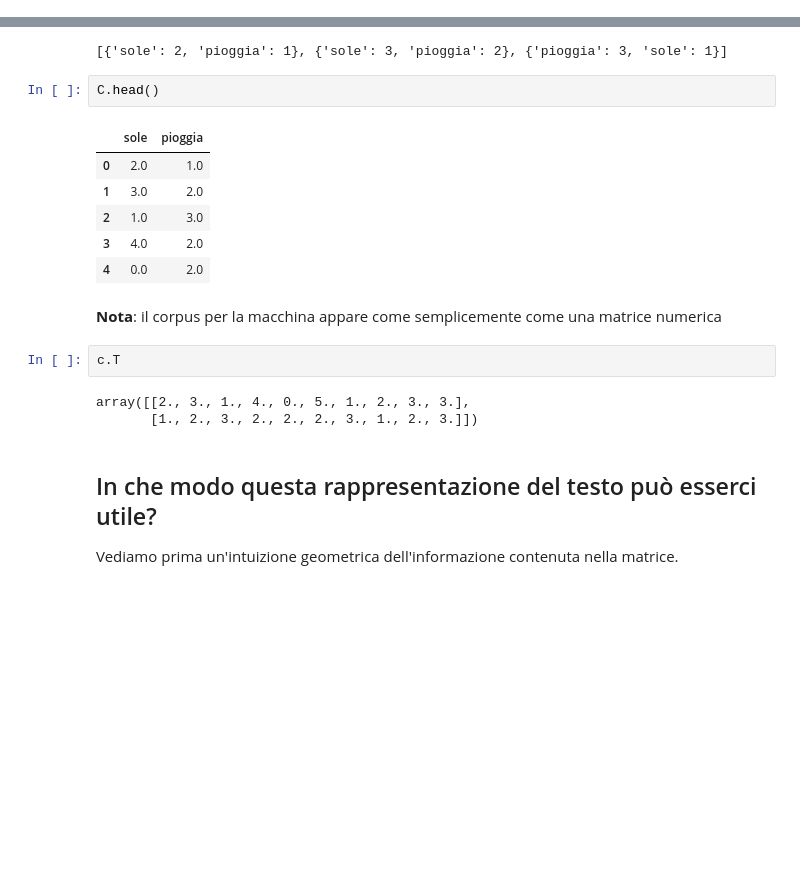
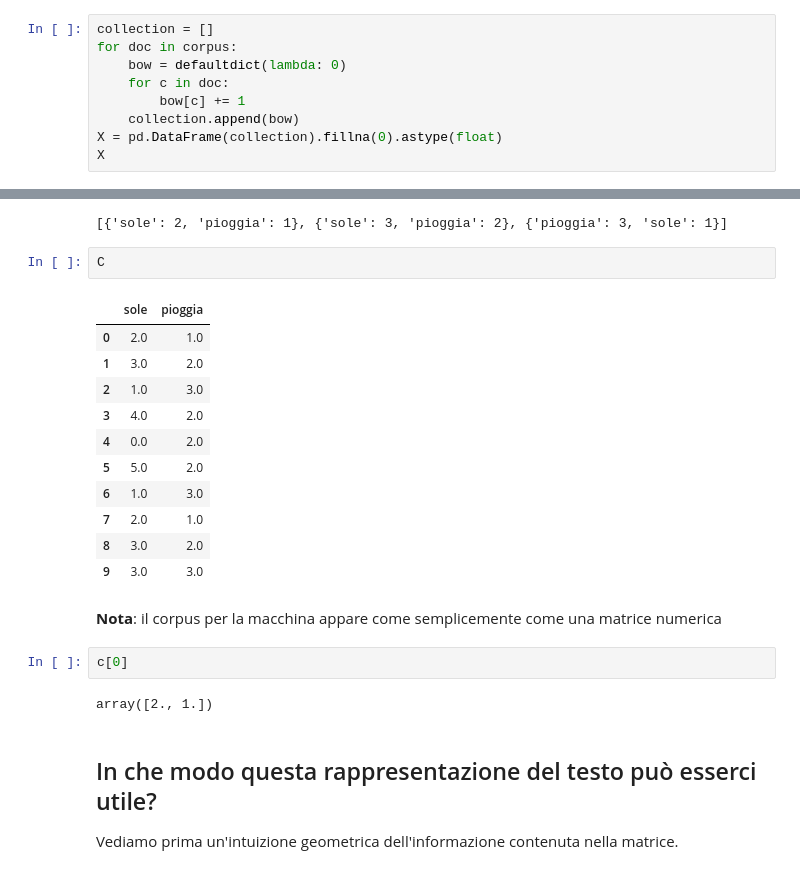
Before and after one commit to afflint/masterdh, a Jupyter notebook: 2024-25/L1.0-vector-space.ipynb, the cells around one changed output, grey strips where cells are left out. Saved outputs shown, nothing was run; the diff lists cells and outputs as text; blank space fills up the shorter version.

```diff
--- a/2024-25/L1.0-vector-space.ipynb
+++ b/2024-25/L1.0-vector-space.ipynb
@@ -27,0 +32,9 @@ corpus = [
+# %%
+collection = []
+for doc in corpus:
+    bow = defaultdict(lambda: 0)
+    for c in doc:
+        bow[c] += 1
+    collection.append(bow)
+X = pd.DataFrame(collection).fillna(0).astype(float)
+X
@@ -48,21 +81,25 @@ c = C.to_numpy()
 # %% [output]
 [{'sole': 2, 'pioggia': 1}, {'sole': 3, 'pioggia': 2}, {'pioggia': 3, 'sole': 1}]
 # %%
-C.head()
+C
 # %% [output]
 |  | sole | pioggia |
 | 0 | 2.0 | 1.0 |
 | 1 | 3.0 | 2.0 |
 | 2 | 1.0 | 3.0 |
 | 3 | 4.0 | 2.0 |
 | 4 | 0.0 | 2.0 |
+| 5 | 5.0 | 2.0 |
+| 6 | 1.0 | 3.0 |
+| 7 | 2.0 | 1.0 |
+| 8 | 3.0 | 2.0 |
+| 9 | 3.0 | 3.0 |
 # %% [markdown]
 **Nota**: il corpus per la macchina appare come semplicemente come una matrice numerica
 # %%
-c.T
+c[0]
 # %% [output]
-array([[2., 3., 1., 4., 0., 5., 1., 2., 3., 3.],
-       [1., 2., 3., 2., 2., 2., 3., 1., 2., 3.]])
+array([2., 1.])
 # %% [markdown]
 ## In che modo questa rappresentazione del testo può esserci utile?
 
```
Also changed, not shown: parts of 3 cells of this notebook, 1 other file.
